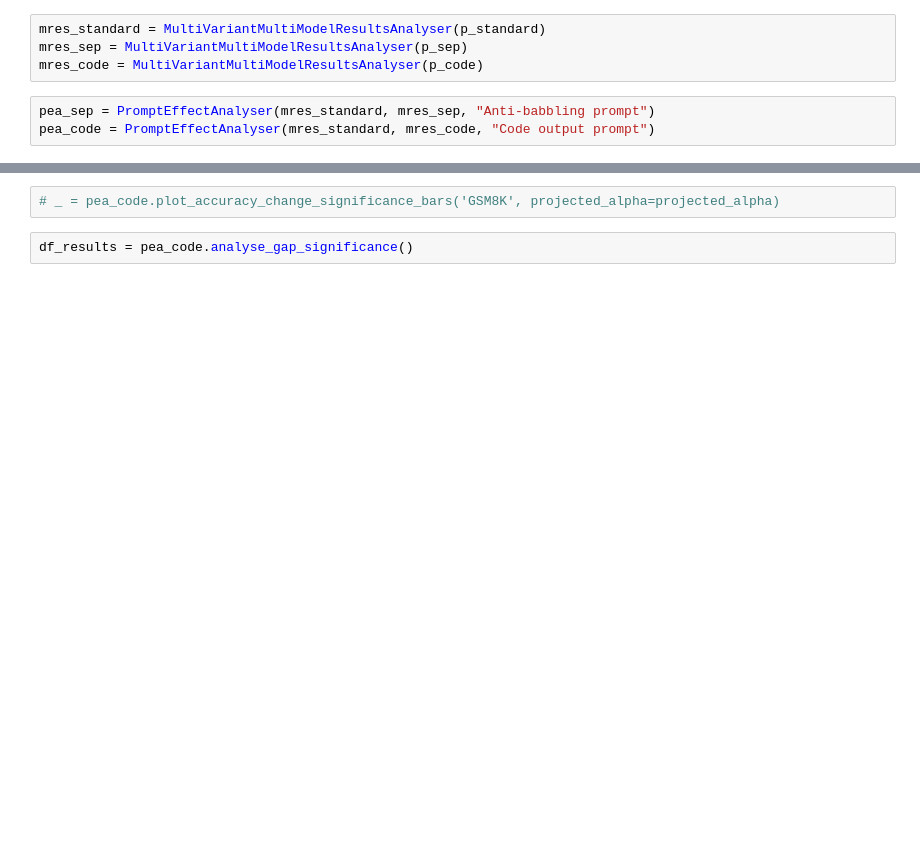
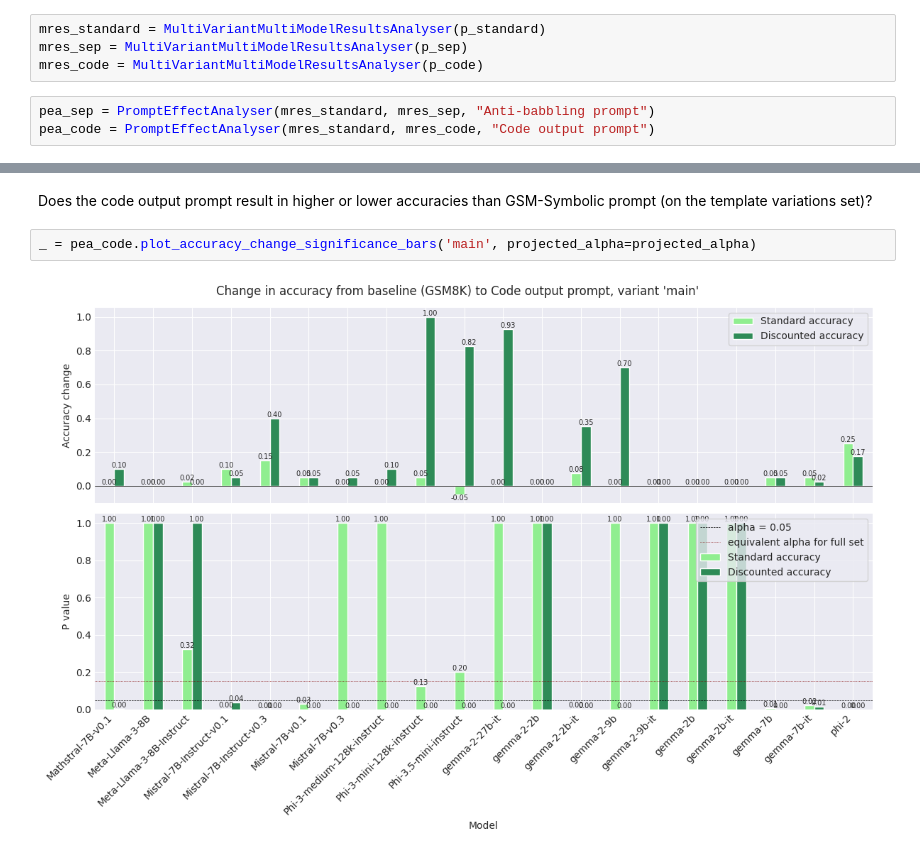
Before and after one commit to the-mysh/gsm-symbolic-benchmarking, a Jupyter notebook: notebooks/results_pres/2026-02-11.ipynb, the cells around one changed output, grey strips where cells are left out. Saved outputs shown, nothing was run; the diff lists cells and outputs as text; blank space fills up the shorter version.

Commit message:
Added notes to last results notebook

```diff
--- a/notebooks/results_pres/2026-02-11.ipynb
+++ b/notebooks/results_pres/2026-02-11.ipynb
@@ -37,4 +36,6 @@ _ = pea_code.plot_gap_significance_bars(projected_alpha=projected_alpha, only_si
+# %% [markdown]
+Does the code output prompt result in higher or lower accuracies than GSM-Symbolic prompt (on the template variations set)?
 # %%
-# _ = pea_code.plot_accuracy_change_significance_bars('GSM8K', projected_alpha=projected_alpha)
+_ = pea_code.plot_accuracy_change_significance_bars('main', projected_alpha=projected_alpha)
+# %% [output]
+[figure, added]
-# %%
-df_results = pea_code.analyse_gap_significance()
```
Also changed, not shown: parts of 15 cells of this notebook, 3 other files.
